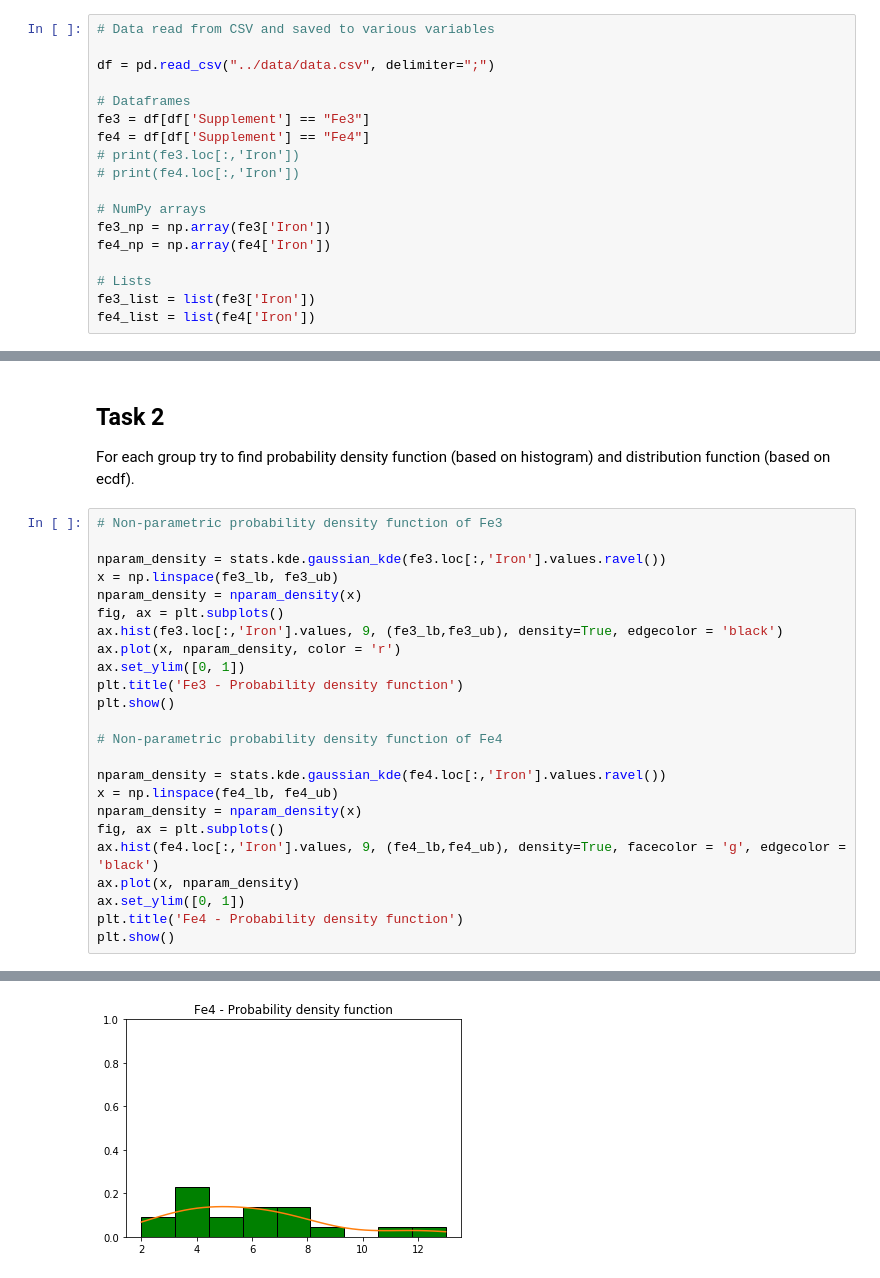
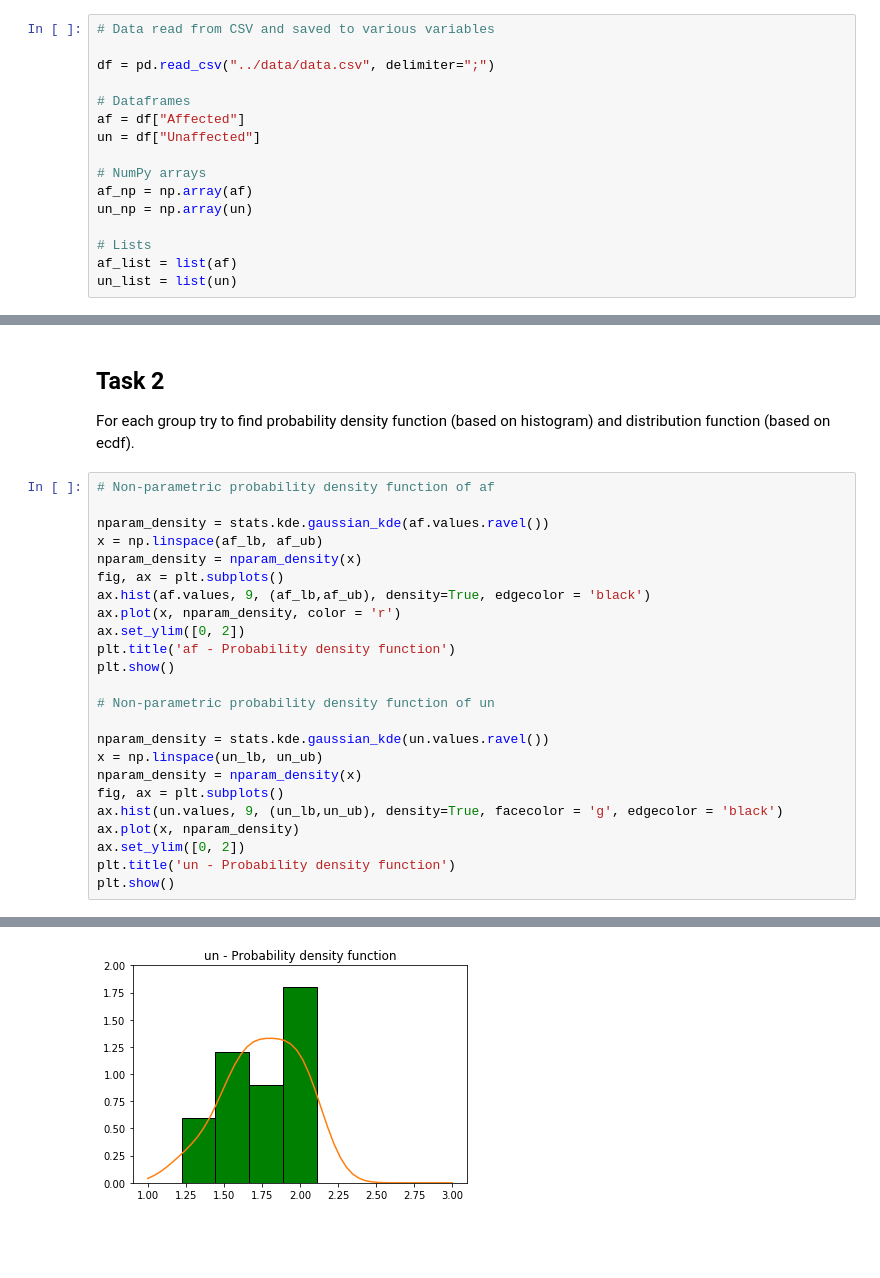
Before and after one commit to patrotom/pst_homework, a Jupyter notebook: src/general.ipynb, the cells around one changed output, grey strips where cells are left out. Saved outputs shown, nothing was run; the diff lists cells and outputs as text; blank space fills up the shorter version.

```diff
--- a/src/general.ipynb
+++ b/src/general.ipynb
@@ -18,18 +18,16 @@ Load the data file, find two observed data groups and separate them. Describe th
 df = pd.read_csv("../data/data.csv", delimiter=";")
 
 # Dataframes
-fe3 = df[df['Supplement'] == "Fe3"]
-fe4 = df[df['Supplement'] == "Fe4"]
-# print(fe3.loc[:,'Iron'])
-# print(fe4.loc[:,'Iron'])
+af = df["Affected"]
+un = df["Unaffected"]
 
 # NumPy arrays
-fe3_np = np.array(fe3['Iron'])
-fe4_np = np.array(fe4['Iron'])
+af_np = np.array(af)
+un_np = np.array(un)
 
 # Lists
-fe3_list = list(fe3['Iron'])
-fe4_list = list(fe4['Iron'])
+af_list = list(af)
+un_list = list(un)
 # %%
 # Additional helper values required during the computations
 
@@ -111,27 +109,27 @@ Median: 5.75
 
 For each group try to find probability density function (based on histogram) and distribution function (based on ecdf).
 # %%
-# Non-parametric probability density function of Fe3
+# Non-parametric probability density function of af
 
-nparam_density = stats.kde.gaussian_kde(fe3.loc[:,'Iron'].values.ravel())
-x = np.linspace(fe3_lb, fe3_ub)
+nparam_density = stats.kde.gaussian_kde(af.values.ravel())
+x = np.linspace(af_lb, af_ub)
 nparam_density = nparam_density(x)
 fig, ax = plt.subplots()
-ax.hist(fe3.loc[:,'Iron'].values, 9, (fe3_lb,fe3_ub), density=True, edgecolor = 'black')
+ax.hist(af.values, 9, (af_lb,af_ub), density=True, edgecolor = 'black')
 ax.plot(x, nparam_density, color = 'r')
-ax.set_ylim([0, 1])
-plt.title('Fe3 - Probability density function')
+ax.set_ylim([0, 2])
+plt.title('af - Probability density function')
 plt.show()
 
-# Non-parametric probability density function of Fe4
+# Non-parametric probability density function of un
 
-nparam_density = stats.kde.gaussian_kde(fe4.loc[:,'Iron'].values.ravel())
-x = np.linspace(fe4_lb, fe4_ub)
+nparam_density = stats.kde.gaussian_kde(un.values.ravel())
+x = np.linspace(un_lb, un_ub)
 nparam_density = nparam_density(x)
 fig, ax = plt.subplots()
-ax.hist(fe4.loc[:,'Iron'].values, 9, (fe4_lb,fe4_ub), density=True, facecolor = 'g', edgecolor = 'black')
+ax.hist(un.values, 9, (un_lb,un_ub), density=True, facecolor = 'g', edgecolor = 'black')
 ax.plot(x, nparam_density)
-ax.set_ylim([0, 1])
-plt.title('Fe4 - Probability density function')
+ax.set_ylim([0, 2])
+plt.title('un - Probability density function')
 plt.show()
 # %% [output]
@@ -139,2 +137,2 @@ plt.show()
-[figure, old version]
+[figure, new version]
 # %%
```
Also changed, not shown: parts of 6 cells of this notebook, 1 other file.
